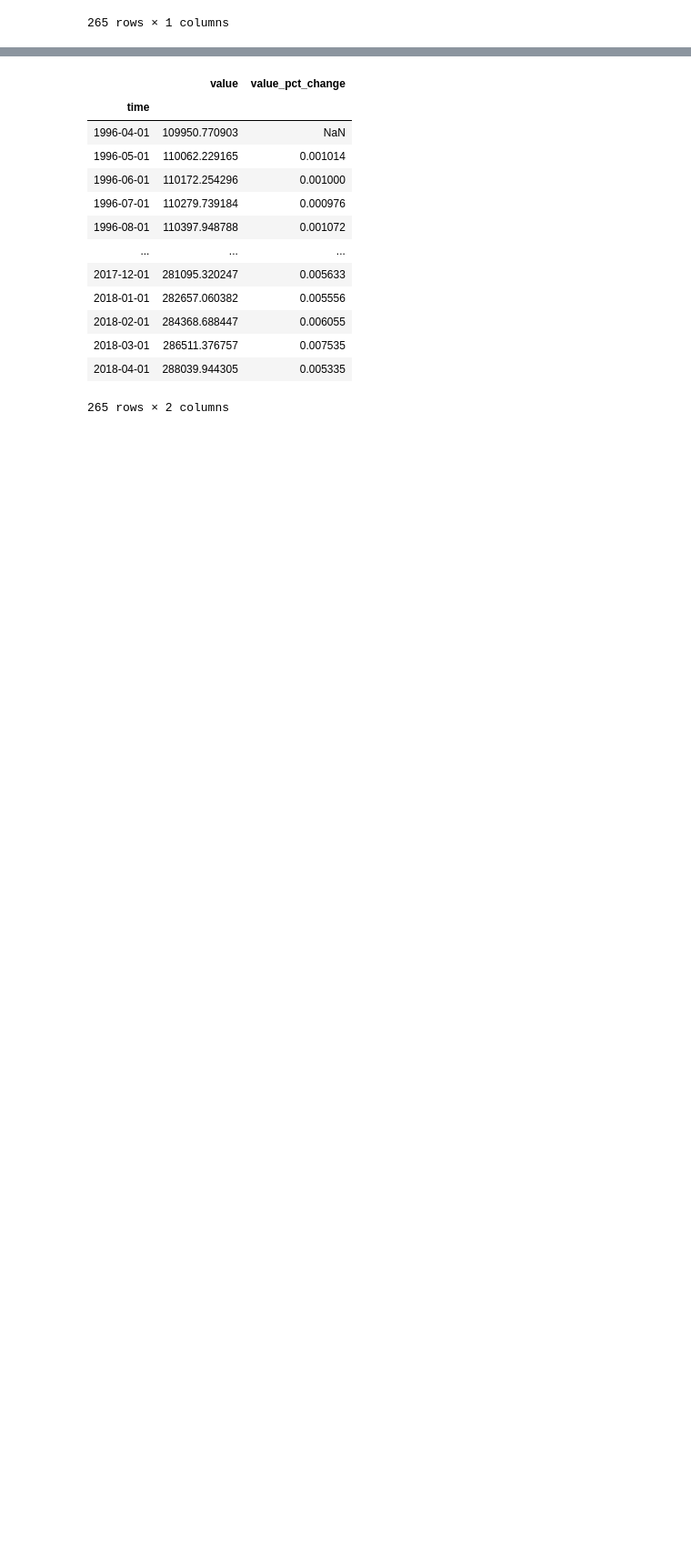
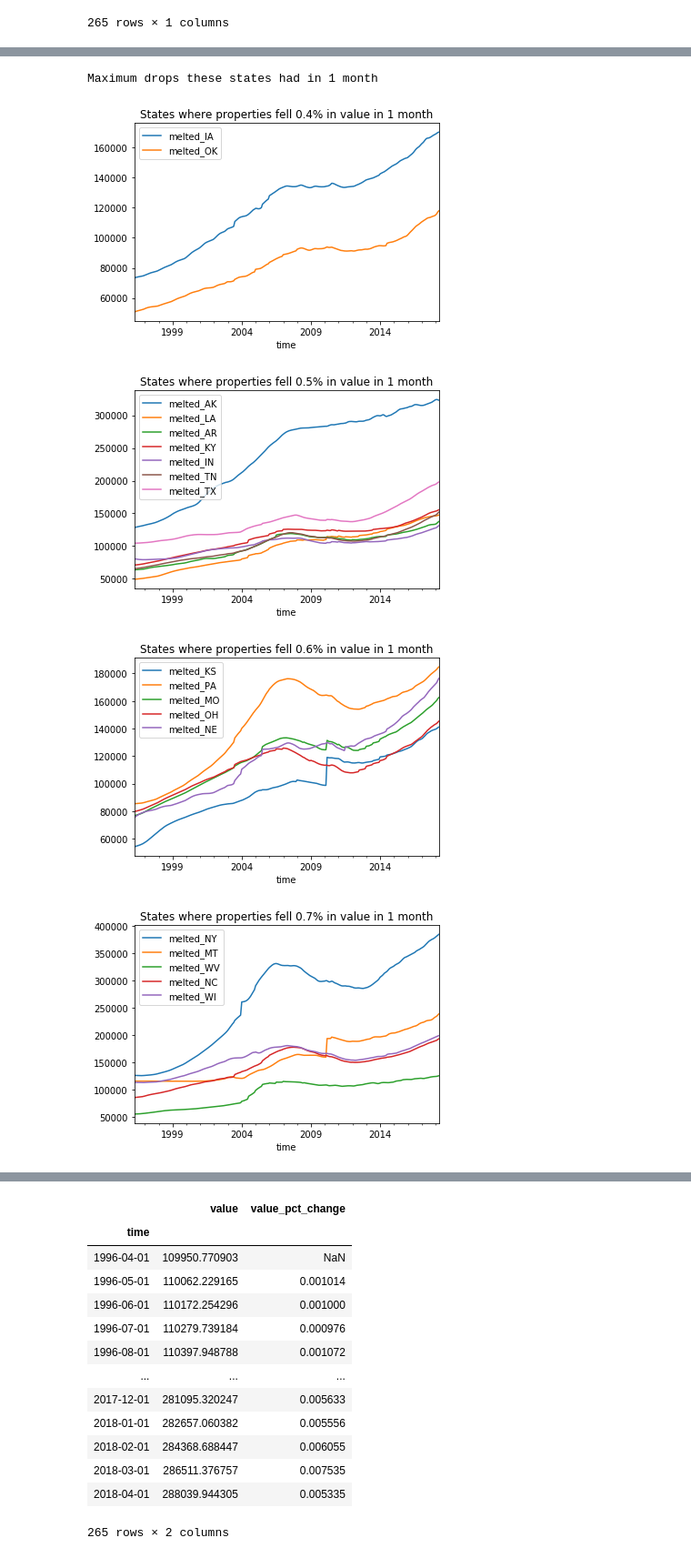
Before and after one commit to Ranykhalil/dsc-mod-4-project-v2-1-london-ds-02172020, a Jupyter notebook: time-series/New_notebook.ipynb, the cells around one changed output, grey strips where cells are left out. Shown at 91% size. Cells and saved outputs as stored; diff of their text form; code cells hidden in the pictures; blank space fills up the shorter version.

```diff
--- a/time-series/New_notebook.ipynb
+++ b/time-series/New_notebook.ipynb
@@ -217,0 +207,23 @@ state_melted_df.plot(figsize=(20,40))
+# %%
+state_melted_df = pd.DataFrame()
+state_pct_df = pd.DataFrame()
+state_pct_df_first = pd.DataFrame()
+for index, state in enumerate(list(df['State'].unique())):
+    column_name = "melted_" + state
+    pct_change = column_name + '_pct_change'
+    state_melted_df[column_name] = melt_data(df.loc[(df['State']== state)])['value']
+    state_pct_df[pct_change] = state_melted_df[column_name].pct_change() * 100
+    state_pct_df = state_pct_df.iloc[1:]
+    state_pct_df_first[pct_change] = state_melted_df[column_name]/state_melted_df[column_name][0]
+# state_pct_df
+# state_pct_df.columns[(state_pct_df < -.4).any()]
+# state_pct_df[list(set(state_pct_df.columns) - set(state_pct_df.columns[((state_pct_df < -0.4) & (state_pct_df <-0.4001 ) ).any()]))].plot()
+# state_pct_df[list(set(state_pct_df.columns) - set(state_pct_df.columns[((state_pct_df < -0.45)).any()]))].plot()
+
+
+# state_pct_df_first.plot(figsize=(20,40))
+# state_melted_df.plot()
+# state_melted_df[['melted_NY','melted_TX']].plot()
+
+# state_pct_df[['melted_OK_pct_change','melted_IA_pct_change']].plot()
+state_melted_df
@@ -217,0 +302,20 @@ state_melted_df.plot(figsize=(20,40))
+# %%
+def plot_graphs(df,df_pct,min_loss,max_loss,step):
+    plotted = []
+    loss = min_loss * -1
+    while loss >= max_loss*-1:
+        array = list(set(df_pct.columns) - set(df_pct.columns[(df_pct < loss).any()]) - set(plotted))
+        mylst = map(lambda x:x.strip("_pct_change"), array)
+        plotted.extend(list(set(df_pct.columns) - set(df_pct.columns[(df_pct < loss).any()])))
+        df[mylst].plot(title='States where properties fell {}% in value in 1 month'.format(round(loss*-1,2)))
+        loss -= step
+
+plot_graphs(state_melted_df,state_pct_df,0.4,1,0.1)
+# state_pct_df.min()
+print("Maximum drops these states had in 1 month")
+# %% [output]
+Maximum drops these states had in 1 month
+[figure, added]
+[figure, added]
+[figure, added]
+[figure, added]
```
Also changed, not shown: parts of 24 cells of this notebook.
